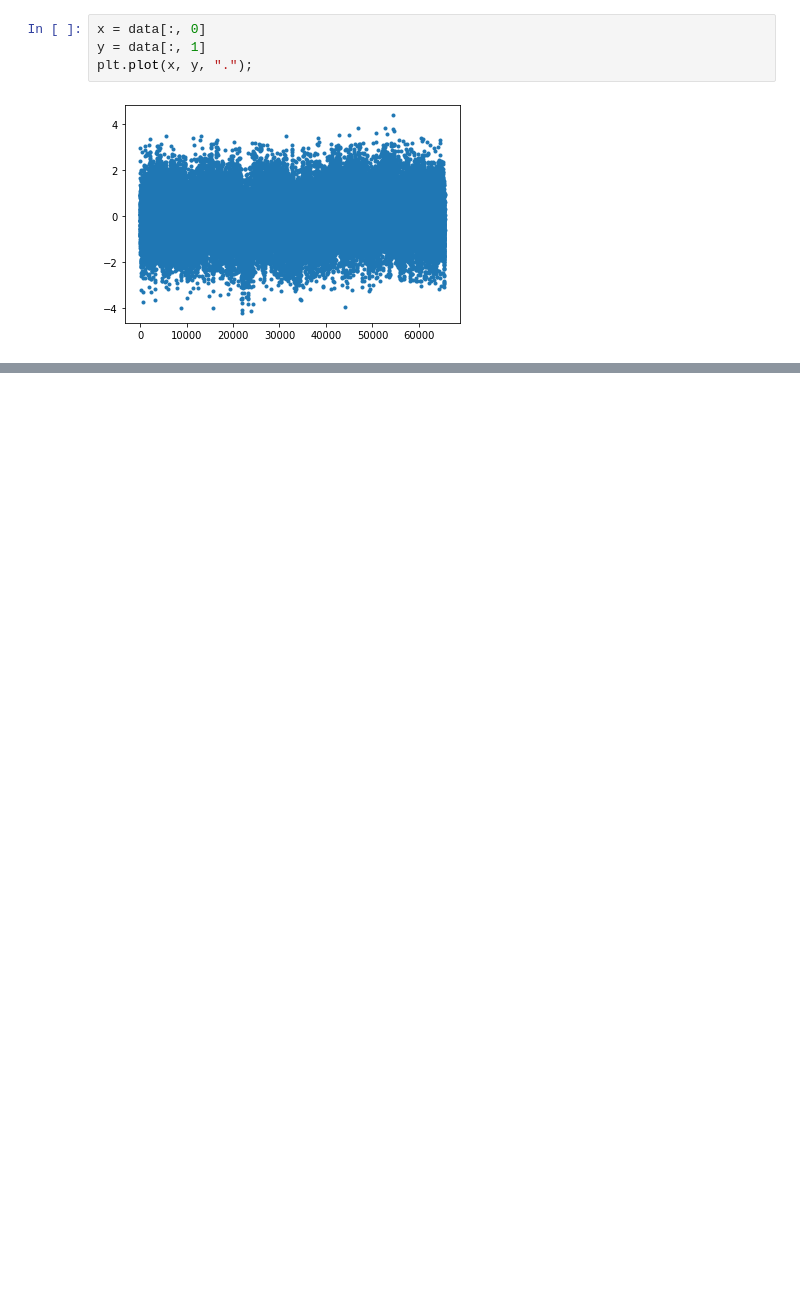
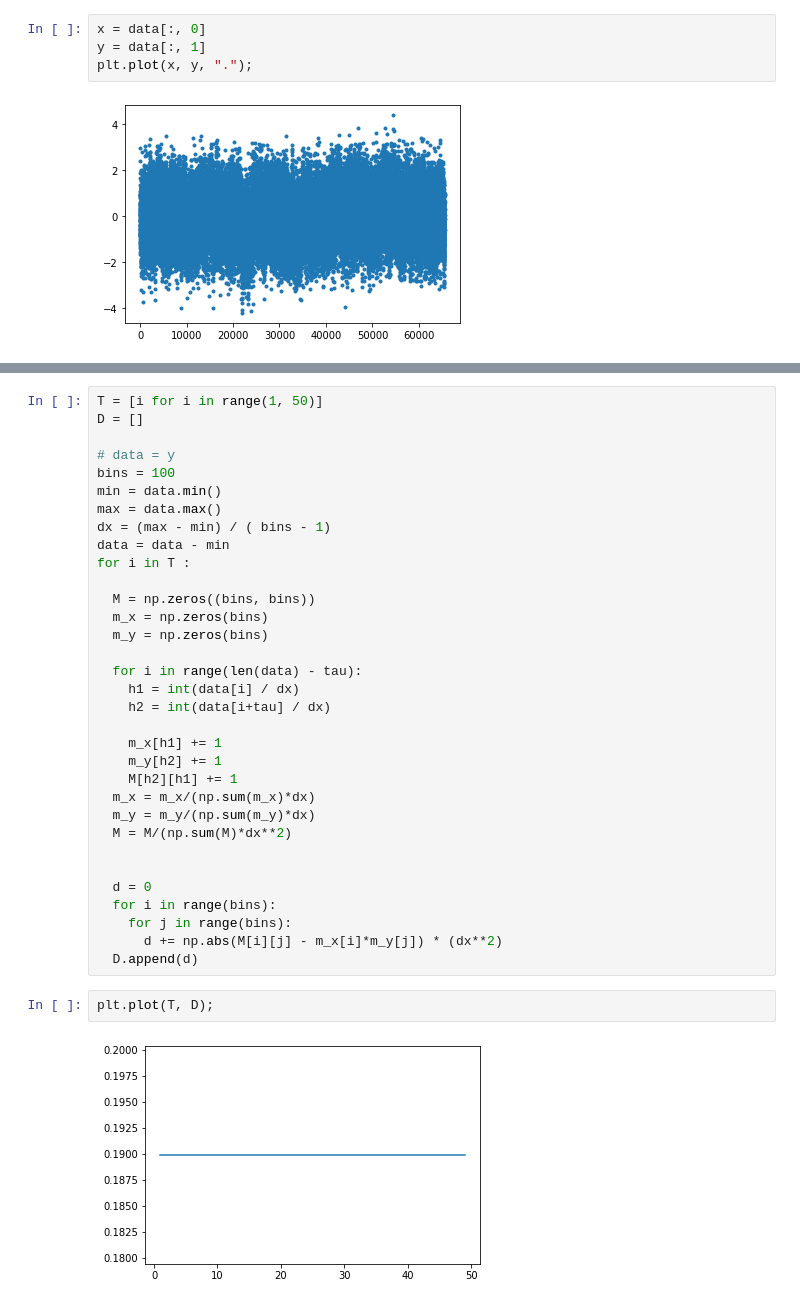
Before and after one commit to Mohammadkaviany/Optimization_Method_in_Physics_set4, a Jupyter notebook: OPT_Set4_Start_.ipynb, the cells around one changed output, grey strips where cells are left out. Saved outputs shown, nothing was run; the diff lists cells and outputs as text; blank space fills up the shorter version.

```diff
--- a/OPT_Set4_Start_.ipynb
+++ b/OPT_Set4_Start_.ipynb
@@ -35,0 +46,37 @@ plt.plot(A, "-o");
+# %%
+T = [i for i in range(1, 50)]
+D = []
+
+# data = y
+bins = 100
+min = data.min()
+max = data.max()
+dx = (max - min) / ( bins - 1)
+data = data - min
+for i in T :
+
+  M = np.zeros((bins, bins))
+  m_x = np.zeros(bins)
+  m_y = np.zeros(bins)
+
+  for i in range(len(data) - tau):
+    h1 = int(data[i] / dx)
+    h2 = int(data[i+tau] / dx)
+
+    m_x[h1] += 1
+    m_y[h2] += 1
+    M[h2][h1] += 1
+  m_x = m_x/(np.sum(m_x)*dx)
+  m_y = m_y/(np.sum(m_y)*dx)
+  M = M/(np.sum(M)*dx**2)
+
+
+  d = 0
+  for i in range(bins):
+    for j in range(bins):
+      d += np.abs(M[i][j] - m_x[i]*m_y[j]) * (dx**2)
+  D.append(d)
+# %%
+plt.plot(T, D);
+# %% [output]
+[figure, added]
```
Also changed, not shown: parts of 3 cells of this notebook.
